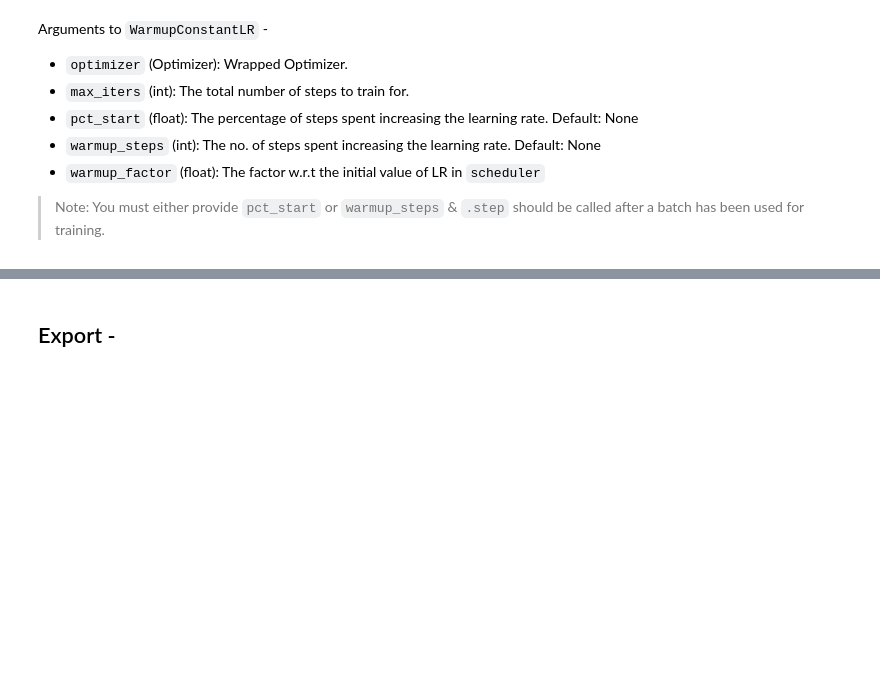
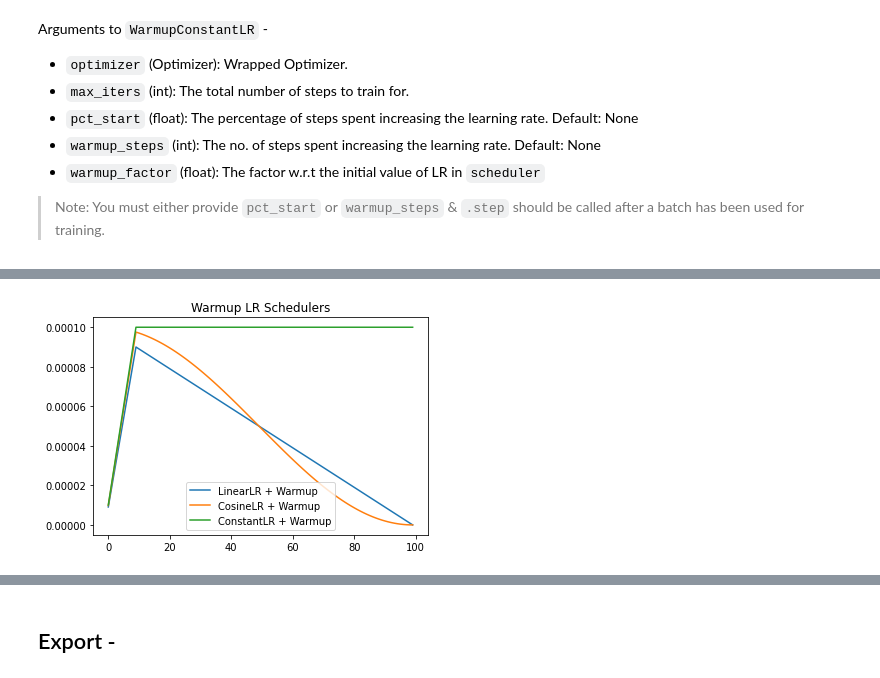
Before and after one commit to benihime91/gale, a Jupyter notebook: nbs/02a_core.nn.optim.lr_schedulers.ipynb, the cells around one changed output, grey strips where cells are left out. Drawn from its saved outputs; the diff is of its cells as text; code cells hidden in the pictures; blank space fills up the shorter version.

```diff
--- a/nbs/02a_core.nn.optim.lr_schedulers.ipynb
+++ b/nbs/02a_core.nn.optim.lr_schedulers.ipynb
@@ -449 +447,9 @@ plt.plot(lr)
 [interactive output not drawn]
+# %%
+plt.plot(lr2, label="LinearLR + Warmup")
+plt.plot(lr1, label="CosineLR + Warmup")
+plt.plot(lr3, label="ConstantLR + Warmup")
+plt.legend()
+plt.title("Warmup LR Schedulers")
+# %% [output]
+[figure, added]
```
Also changed, not shown: parts of 15 cells of this notebook, 37 other files.
